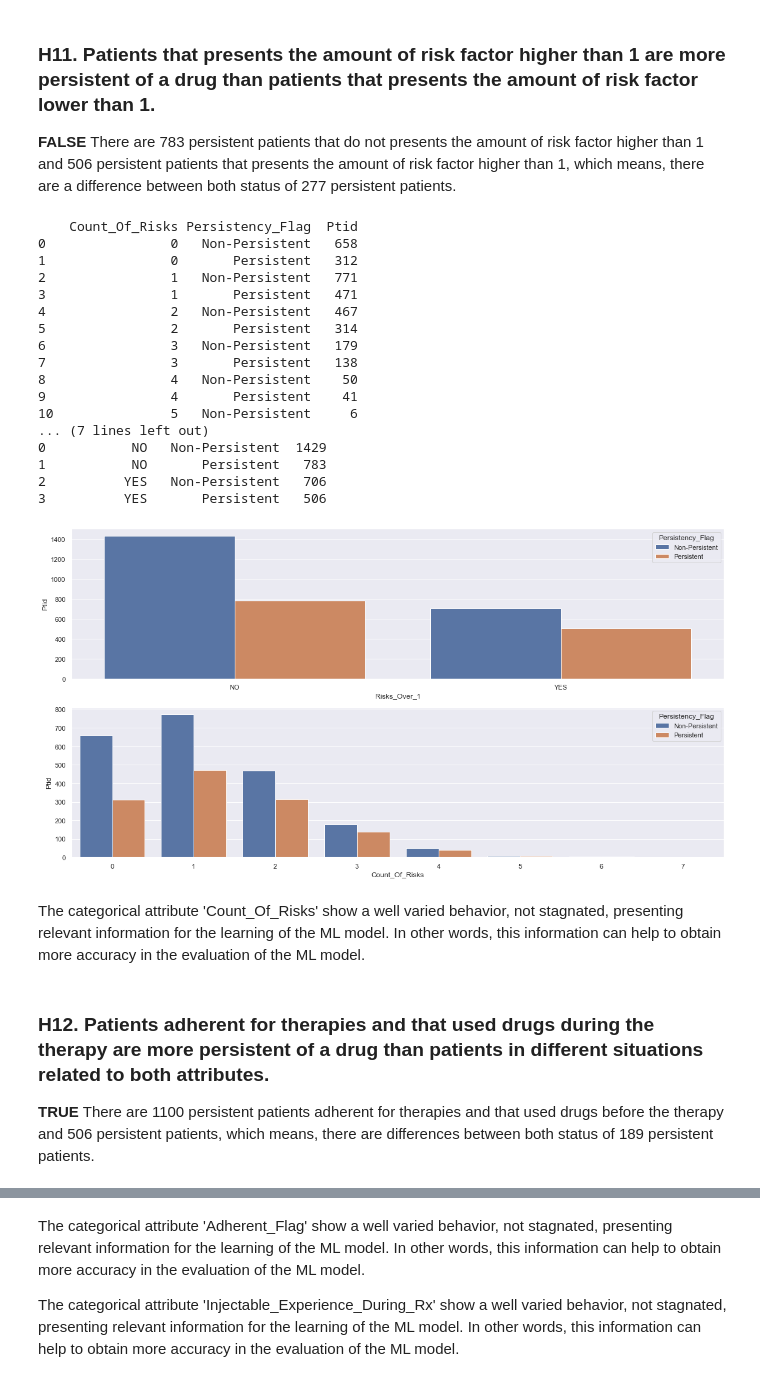
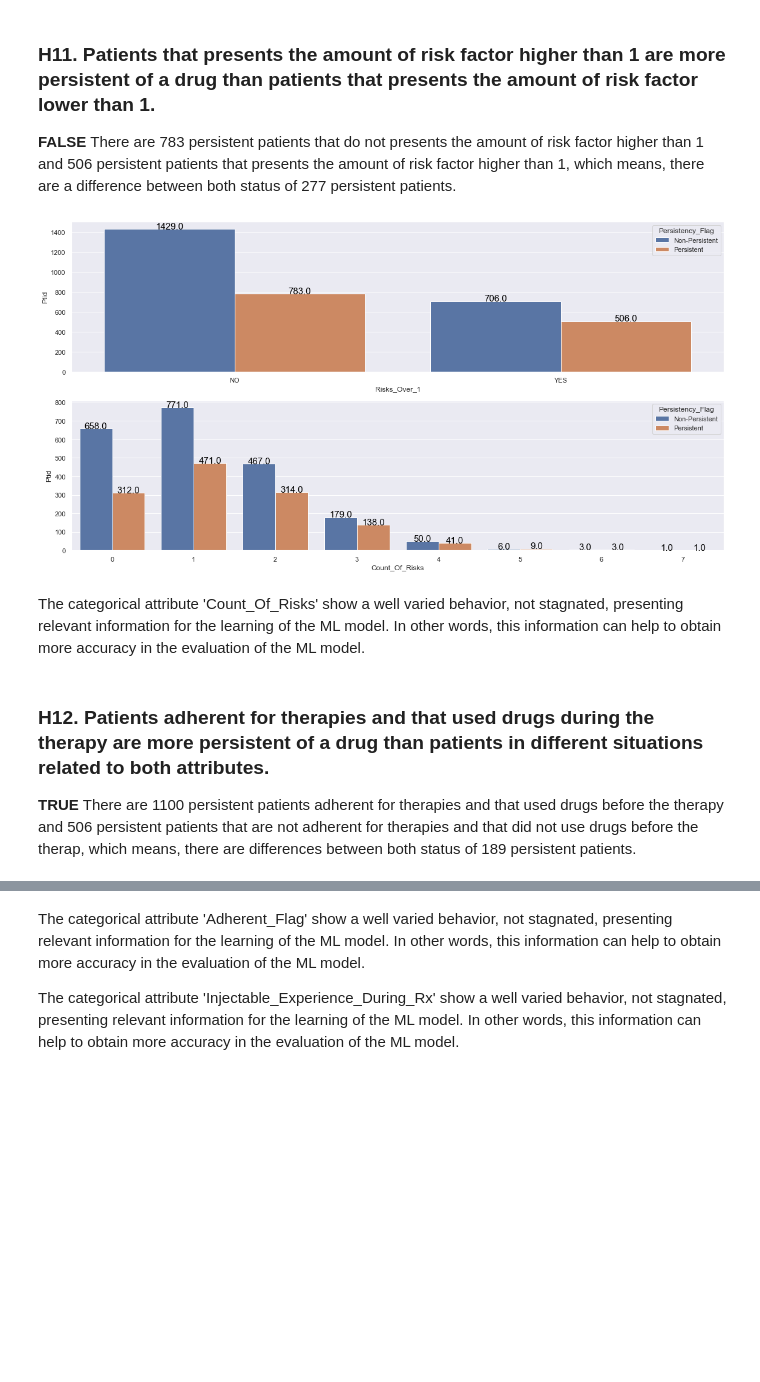
Before and after one commit to IgorQueiroz32/Data_Glacier, a Jupyter notebook: final_project/Healthcare-Persistency_of_a_drug_original.ipynb, the cells around one changed output, grey strips where cells are left out. Cells and saved outputs as stored; diff of their text form; code cells hidden in the pictures; blank space fills up the shorter version.

```diff
--- a/final_project/Healthcare-Persistency_of_a_drug_original.ipynb
+++ b/final_project/Healthcare-Persistency_of_a_drug_original.ipynb
@@ -66,6 +68,13 @@ def descriptive_num_attributes(num_attributes):
     pd.set_option('display.float_format', lambda x: '%.3f' % x)
 
     return m
+
+def bar_value(plot):
+    for i in plot.patches:
+        plot.annotate(i.get_height(),
+                     (i.get_x() + i.get_width() / 2, i.get_height()), ha = 'center', color = 'black', fontsize = 15)
+
+    return plot
 # %%
 jupyter_settings()
 # %% [output]
@@ -857,45 +756,28 @@ The categorical attribute 'Change_T_Score' show a well varied behavior, not stag
 **FALSE** There are 783 persistent patients that do not presents the amount of risk factor higher than 1 and 506 persistent patients that presents the amount of risk factor higher than 1, which means, there are a difference between both status of 277 persistent patients.
 # %%
 H11 = df4[['Ptid', 'Count_Of_Risks', 'Persistency_Flag']].groupby(['Count_Of_Risks', 'Persistency_Flag']).count().reset_index()
-print(H11, end='\n\n')
 
 aux_H11 = df4[['Ptid', 'Count_Of_Risks', 'Persistency_Flag']]
 aux_H11['Risks_Over_1'] = aux_H11.apply(lambda x: 'YES' if (x['Count_Of_Risks'] > 1) else
                                                   'NO' , axis = 1)
 
 H11_1 = aux_H11[['Ptid', 'Risks_Over_1', 'Persistency_Flag']].groupby(['Risks_Over_1', 'Persistency_Flag']).count().reset_index()
-print(H11_1)
 
 plt.subplot(3,1,1)
-sns.barplot(x = 'Risks_Over_1', y = 'Ptid', hue = 'Persistency_Flag', data = H11_1);
+plot1 = sns.barplot(x = 'Risks_Over_1', y = 'Ptid', hue = 'Persistency_Flag', data = H11_1);
+bar_value(plot1)
 plt.tight_layout()
 
 plt.subplot(3,1,2)
-sns.barplot(x = 'Count_Of_Risks', y = 'Ptid', hue = 'Persistency_Flag', data = H11);
+plot2 = sns.barplot(x = 'Count_Of_Risks', y = 'Ptid', hue = 'Persistency_Flag', data = H11);
+bar_value(plot2)
 plt.tight_layout()
 # %% [output]
-    Count_Of_Risks Persistency_Flag  Ptid
-0                0   Non-Persistent   658
-1                0       Persistent   312
-2                1   Non-Persistent   771
-3                1       Persistent   471
-4                2   Non-Persistent   467
-5                2       Persistent   314
-6                3   Non-Persistent   179
-7                3       Persistent   138
-8                4   Non-Persistent    50
-9                4       Persistent    41
-10               5   Non-Persistent     6
-... (7 lines left out)
-0           NO   Non-Persistent  1429
-1           NO       Persistent   783
-2          YES   Non-Persistent   706
-3          YES       Persistent   506
-[figure, old version]
+[figure, new version]
 # %% [markdown]
 The categorical attribute 'Count_Of_Risks' show a well varied behavior, not stagnated, presenting relevant information for the learning of the ML model. In other words, this information can help to obtain more accuracy in the evaluation of the ML model.
 # %% [markdown]
 ### **H12.** Patients adherent for therapies and that used drugs during the therapy are more persistent of a drug than patients in different situations related to both attributes.
-**TRUE** There are 1100 persistent patients adherent for therapies and that used drugs before the therapy and 506 persistent patients, which means, there are differences between both status of 189 persistent patients.
+**TRUE** There are 1100 persistent patients adherent for therapies and that used drugs before the therapy and 506 persistent patients that are not  adherent for therapies and that did not use drugs before the therap, which means, there are differences between both status of 189 persistent patients.
 # %%
 H12 = df4[['Ptid', 'Adherent_Flag', 'Injectable_Experience_During_Rx', 'Persistency_Flag']].groupby(['Adherent_Flag', 'Injectable_Experience_During_Rx', 'Persistency_Flag']).count().reset_index()
```
Also changed, not shown: parts of 106 cells of this notebook, 14 other files.
